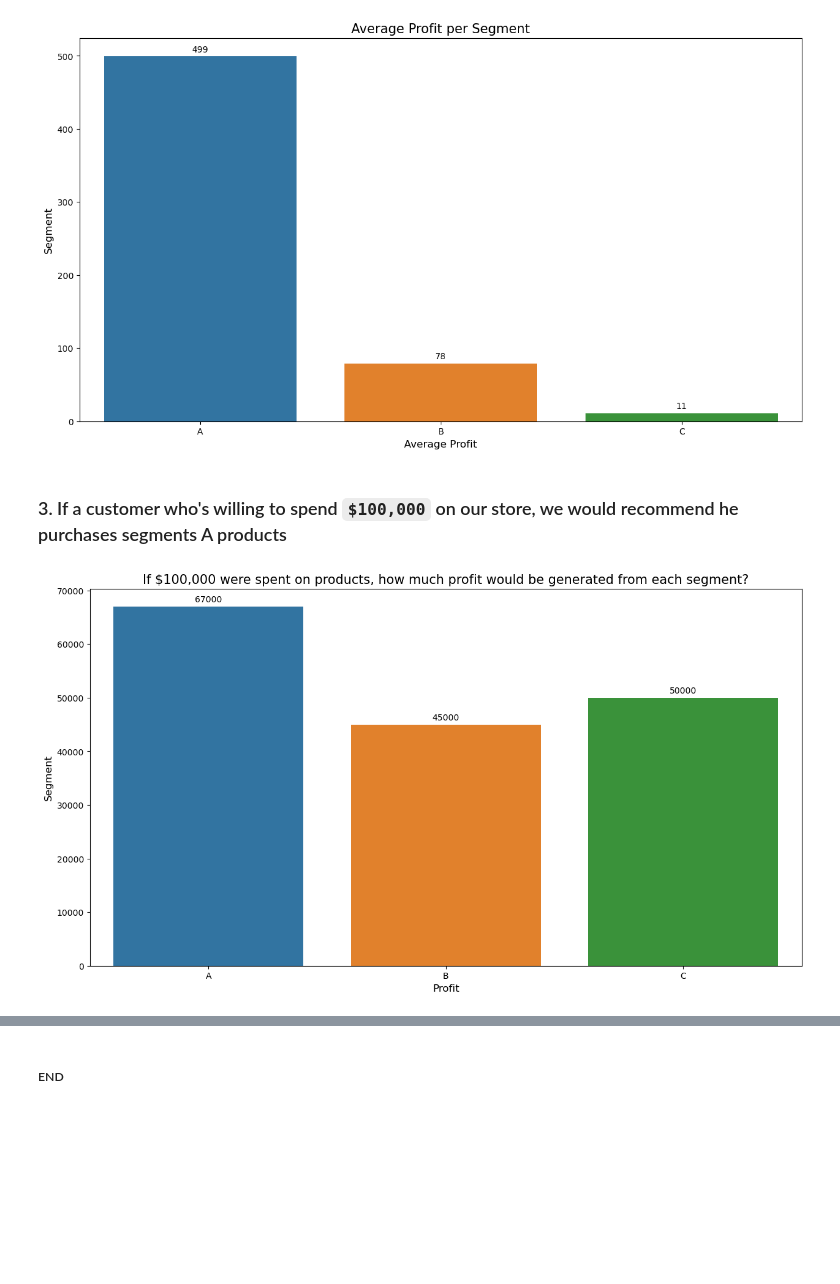
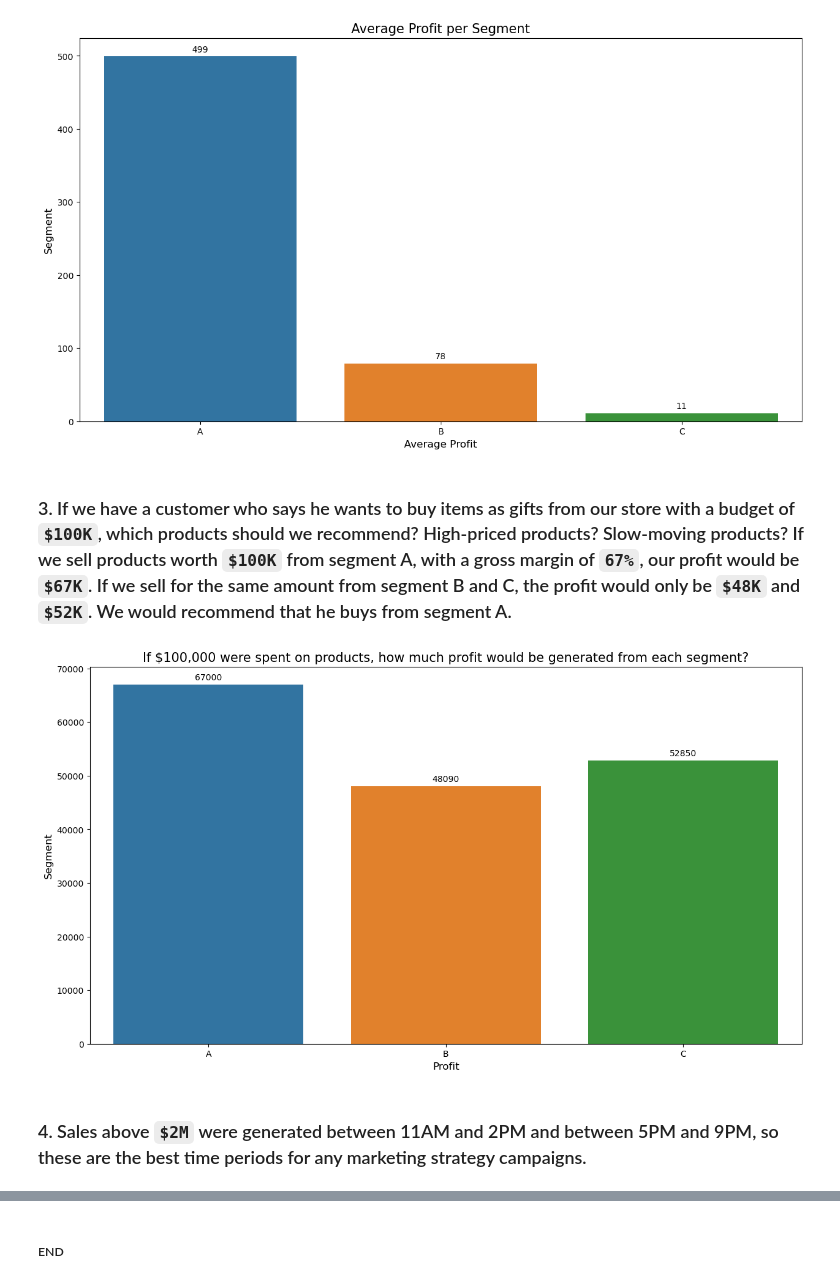
Before and after one commit to DSKunth/ABC-Product-Segmentation, a Jupyter notebook: notebooks/Sales and Profitability Analysis.ipynb, the cells around one changed output, grey strips where cells are left out. Saved outputs shown, nothing was run; the diff lists cells and outputs as text; code cells hidden in the pictures; blank space fills up the shorter version.

```diff
--- a/notebooks/Sales and Profitability Analysis.ipynb
+++ b/notebooks/Sales and Profitability Analysis.ipynb
@@ -1711,17 +1702,17 @@ abc_segments = sales_abc.groupby(['segment']).agg(
                                             avg_cost = ('cost', 'mean'),
                                             avg_price = ('price', 'mean'),
                                             avg_sales = ('sales', 'mean'),
-                                            avg_profit = ('gross_profit', 'mean'),
-                                            avg_margin = ('gross_margin', 'mean')).reset_index()
+                                            avg_profit = ('gross_profit', 'mean')).reset_index()
 
+abc_segments['profit_margin'] = round(abc_segments['profit'] / abc_segments['sales'] * 100 , 2)
 abc_segments['skus_pct'] = round(abc_segments['num_skus'] / abc_segments['num_skus'].sum() * 100, 2)
 abc_segments['units_sold_pct'] = round(abc_segments['units_sold'] / abc_segments['units_sold'].sum() * 100, 2)
 abc_segments['sales_pct'] = round(abc_segments['sales'] / abc_segments['sales'].sum() * 100, 2)
 abc_segments['profit_pct'] = round(abc_segments['profit'] / abc_segments['profit'].sum() * 100, 2)
 
 
-cols = ['segment', 'num_product', 'num_skus', 'skus_pct', 'units_sold', 'units_sold_pct',
-              'sales', 'sales_pct', 'profit', 'profit_pct', 'avg_cost', 'avg_price', 'avg_sales', 'avg_profit', 'avg_margin']
+cols = ['segment', 'num_product', 'num_skus', 'skus_pct', 'units_sold', 'units_sold_pct', 'sales',
+        'sales_pct', 'profit', 'profit_pct', 'avg_cost', 'avg_price', 'avg_sales', 'avg_profit', 'profit_margin']
 
 abc_segments = abc_segments[cols]
 abc_segments
@@ -1737,7 +1728,7 @@ def round_to_2_dec(col):
     col = round(col, 2)
     return col
 
-cols = ['avg_cost', 'avg_price', 'avg_sales', 'avg_profit', 'avg_margin']
+cols = ['avg_cost', 'avg_price', 'avg_sales', 'avg_profit']
 
 abc_segments[cols] = abc_segments[cols].apply(round_to_2_dec)
 
@@ -1988,14 +1980,16 @@ plt.show;
 # %% [output]
 [figure]
 # %% [markdown]
-### 3. If a customer who's willing to spend ``$100,000`` on our store, we would recommend he purchases segments A products
+### 3. If we have a customer who says he wants to buy items as gifts from our store with a budget of ``$100K``, which products should we recommend? High-priced products? Slow-moving products? If we sell products worth ``$100K`` from segment A, with a gross margin of ``67%``, our profit would be ``$67K``. If we sell for the same amount from segment B and C, the profit would only be ``$48K`` and ``$52K``. We would recommend that he buys from segment A.
 # %%
 plt.figure(figsize = [15, 8])
-ax = sns.barplot(data = abc_segments, x = 'segment', y = abc_segments['avg_margin']* 100000)
+ax = sns.barplot(data = abc_segments, x = 'segment', y = abc_segments['profit_margin'] / 100 * 100000)
 plt.title('If $100,000 were spent on products, how much profit would be generated from each segment?', size = 15)
 plt.xlabel('Profit', size = 12)
 plt.ylabel('Segment', size = 12)
 ax.bar_label(ax.containers[0], padding = 3, fmt = '%d')
 plt.show;
 # %% [output]
-[figure, old version]
+[figure, new version]
+# %% [markdown]
+### 4. Sales above ``$2M`` were generated between 11AM and 2PM and between 5PM and 9PM, so these are the best time periods for any marketing strategy campaigns.
```
Also changed, not shown: parts of 38 cells of this notebook.
